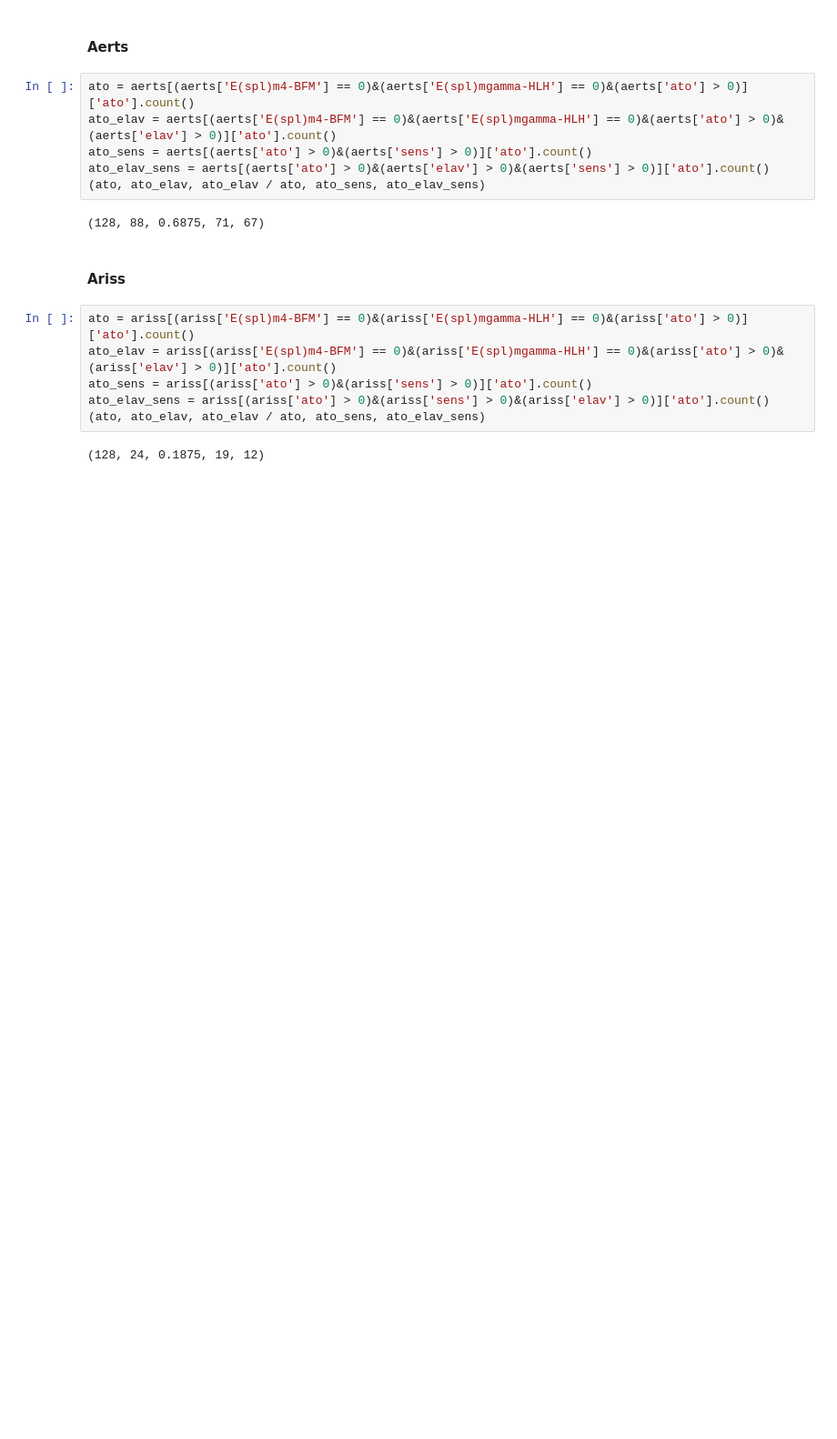
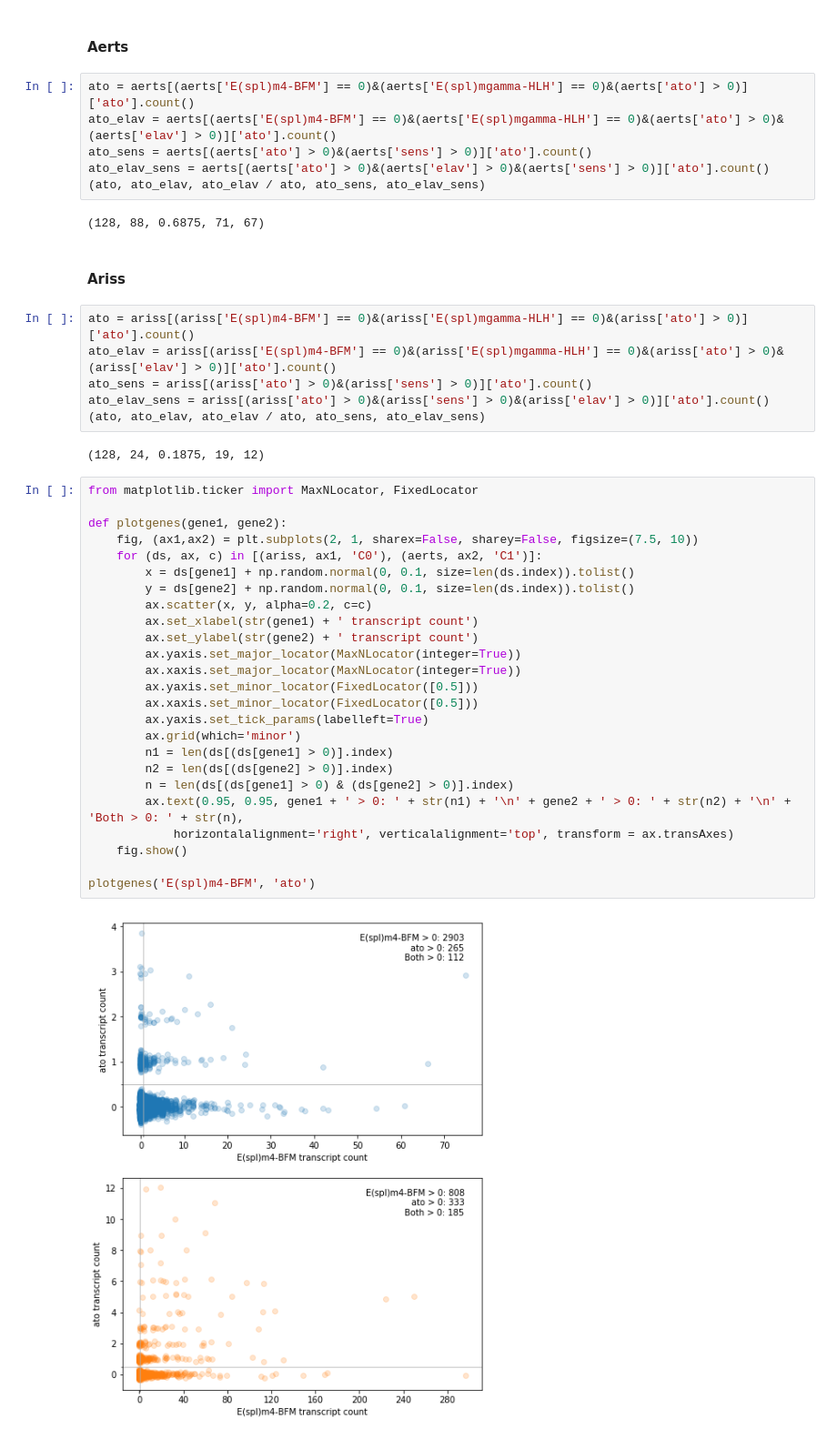
Before and after one commit to rejsmont/rdn-wdp-python, a Jupyter notebook: analysis/scRNAseq.ipynb, the cells around one changed output. Shown: that part at 91% size. Saved outputs shown, nothing was run; the diff lists cells and outputs as text; blank space fills up the shorter version.

Commit message:
New plotting classes implemented

```diff
--- a/analysis/scRNAseq.ipynb
+++ b/analysis/scRNAseq.ipynb
@@ -135,3 +136,30 @@ ato_elav_sens = ariss[(ariss['ato'] > 0)&(ariss['sens'] > 0)&(ariss['elav'] > 0)
 (ato, ato_elav, ato_elav / ato, ato_sens, ato_elav_sens)
 # %% [output]
 (128, 24, 0.1875, 19, 12)
+# %%
+from matplotlib.ticker import MaxNLocator, FixedLocator
+
+def plotgenes(gene1, gene2):
+    fig, (ax1,ax2) = plt.subplots(2, 1, sharex=False, sharey=False, figsize=(7.5, 10))
+    for (ds, ax, c) in [(ariss, ax1, 'C0'), (aerts, ax2, 'C1')]:
+        x = ds[gene1] + np.random.normal(0, 0.1, size=len(ds.index)).tolist()
+        y = ds[gene2] + np.random.normal(0, 0.1, size=len(ds.index)).tolist()
+        ax.scatter(x, y, alpha=0.2, c=c)
+        ax.set_xlabel(str(gene1) + ' transcript count')
+        ax.set_ylabel(str(gene2) + ' transcript count')
+        ax.yaxis.set_major_locator(MaxNLocator(integer=True))
+        ax.xaxis.set_major_locator(MaxNLocator(integer=True))
+        ax.yaxis.set_minor_locator(FixedLocator([0.5]))
+        ax.xaxis.set_minor_locator(FixedLocator([0.5]))
+        ax.yaxis.set_tick_params(labelleft=True)
+        ax.grid(which='minor')
+        n1 = len(ds[(ds[gene1] > 0)].index)
+        n2 = len(ds[(ds[gene2] > 0)].index)
+        n = len(ds[(ds[gene1] > 0) & (ds[gene2] > 0)].index)
+        ax.text(0.95, 0.95, gene1 + ' > 0: ' + str(n1) + '\n' + gene2 + ' > 0: ' + str(n2) + '\n' + 'Both > 0: ' + str(n),
+            horizontalalignment='right', verticalalignment='top', transform = ax.transAxes)
+    fig.show()
+
+plotgenes('E(spl)m4-BFM', 'ato')
+# %% [output]
+[figure, added]
```
Also changed, not shown: parts of 18 cells of this notebook, 19 other files.
